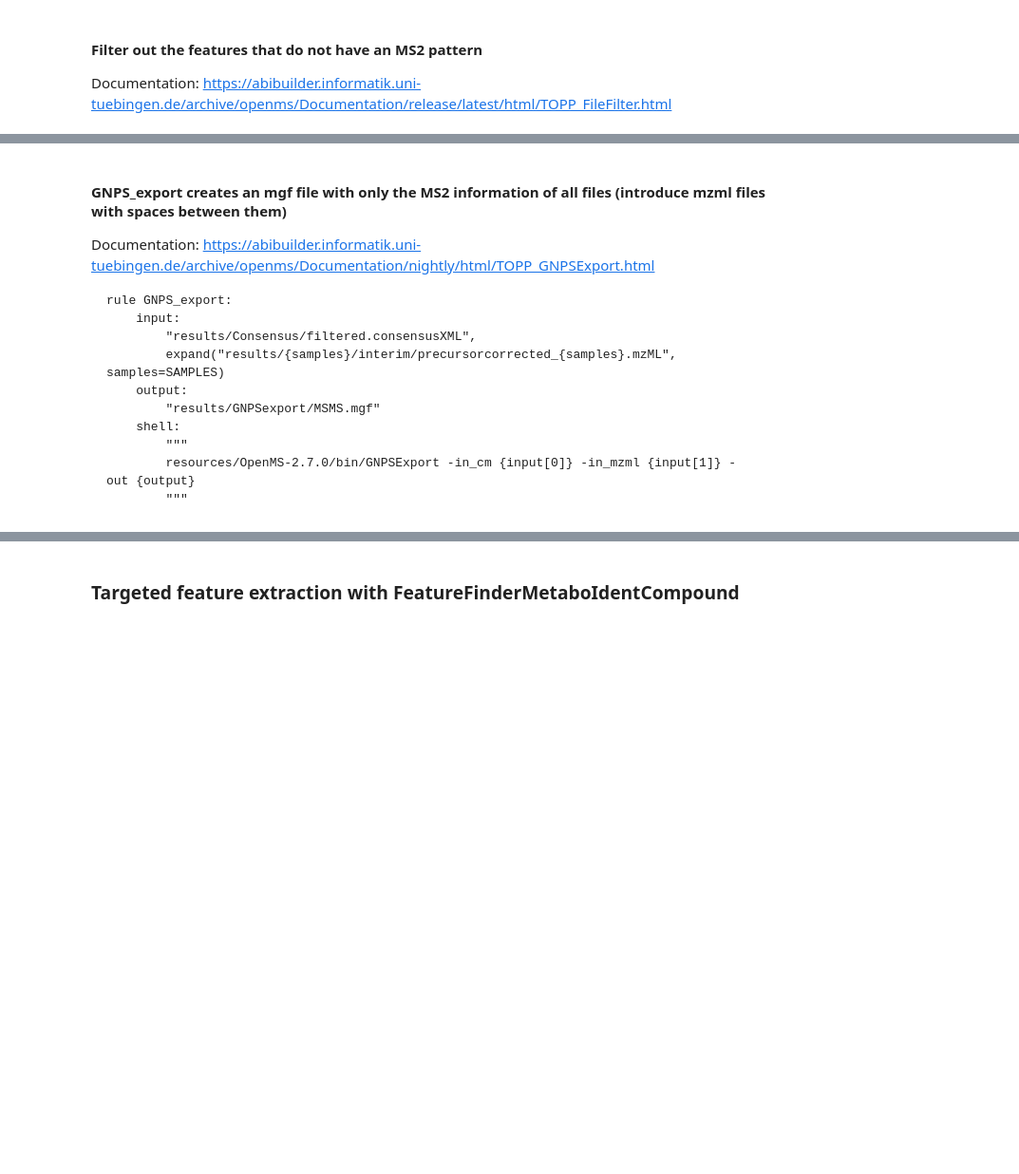
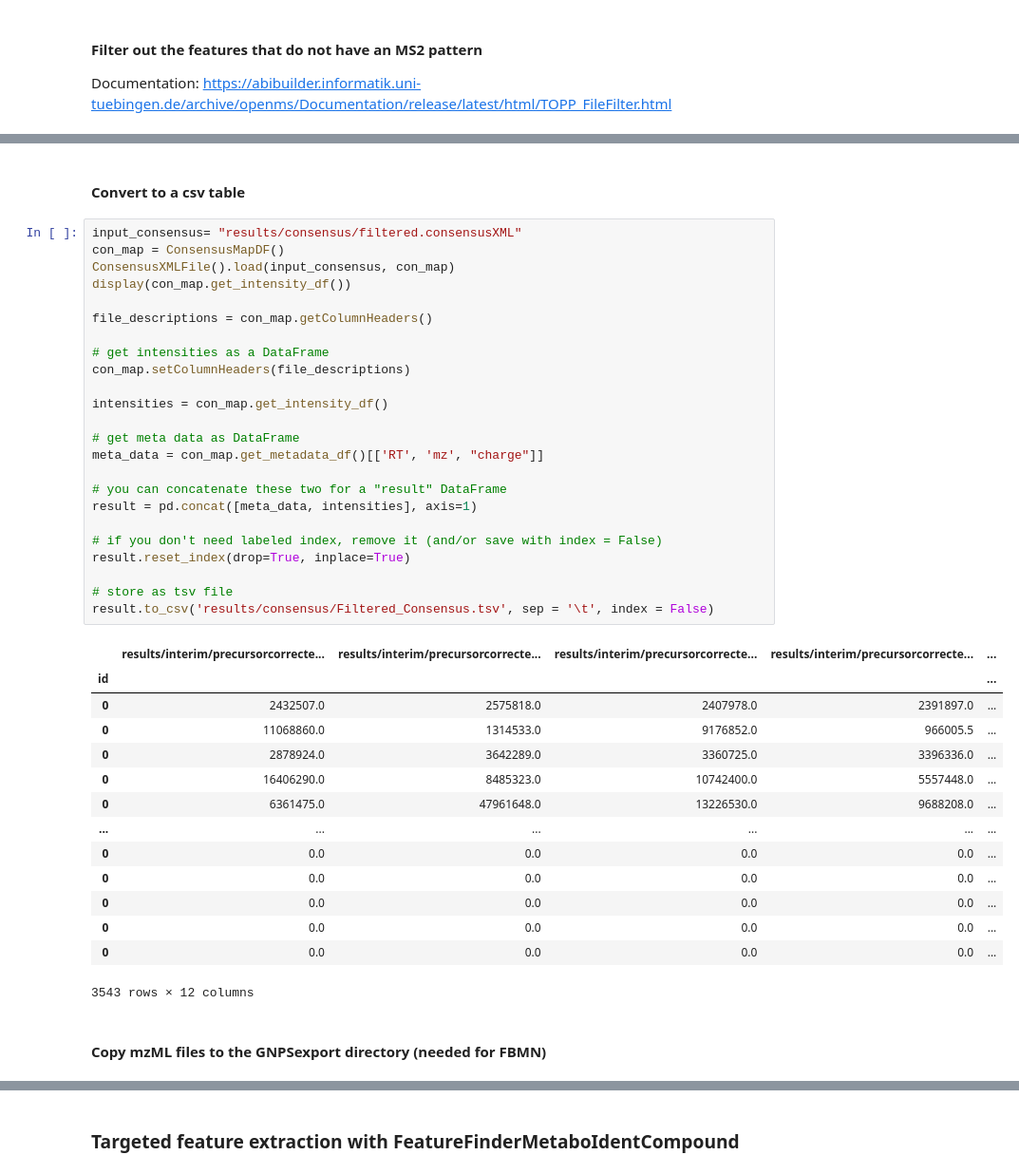
Before and after one commit to eeko-kon/pyOpenMS_UmetaFlow, a Jupyter notebook: OpenMS_workflow.ipynb, the cells around one changed output, grey strips where cells are left out. Shown at 95% size. Cells and saved outputs as stored; diff of their text form; blank space fills up the shorter version.

```diff
--- a/OpenMS_workflow.ipynb
+++ b/OpenMS_workflow.ipynb
@@ -1171,15 +962,43 @@ result.to_csv('results/consensus/Filtered_Consensus.tsv', sep = '\t', index = Fa
-# %% [markdown]
-
-#### GNPS_export creates an mgf file with only the MS2 information of all files (introduce mzml files with spaces between them)
-Documentation: https://abibuilder.informatik.uni-tuebingen.de/archive/openms/Documentation/nightly/html/TOPP_GNPSExport.html
-
-    rule GNPS_export:
-        input:
-            "results/Consensus/filtered.consensusXML",
-            expand("results/{samples}/interim/precursorcorrected_{samples}.mzML", samples=SAMPLES)
-        output:
-            "results/GNPSexport/MSMS.mgf"
-        shell:
-            """
-            resources/OpenMS-2.7.0/bin/GNPSExport -in_cm {input[0]} -in_mzml {input[1]} -out {output}
-            """
+# %% [markdown]
+#### Convert to a csv table
+# %%
+input_consensus= "results/consensus/filtered.consensusXML"
+con_map = ConsensusMapDF()
+ConsensusXMLFile().load(input_consensus, con_map)
+display(con_map.get_intensity_df())
+
+file_descriptions = con_map.getColumnHeaders()
+
+# get intensities as a DataFrame
+con_map.setColumnHeaders(file_descriptions)
+
+intensities = con_map.get_intensity_df()
+
+# get meta data as DataFrame
+meta_data = con_map.get_metadata_df()[['RT', 'mz', "charge"]]
+
+# you can concatenate these two for a "result" DataFrame
+result = pd.concat([meta_data, intensities], axis=1)
+
+# if you don't need labeled index, remove it (and/or save with index = False)
+result.reset_index(drop=True, inplace=True)
+
+# store as tsv file
+result.to_csv('results/consensus/Filtered_Consensus.tsv', sep = '\t', index = False)
+# %% [output]
+|  | results/interim/precursorcorrecte... | results/interim/precursorcorrecte... | results/interim/precursorcorrecte... | results/interim/precursorcorrecte... | ... |
+| id |  |  |  |  | ... |
+| 0 | 2432507.0 | 2575818.0 | 2407978.0 | 2391897.0 | ... |
+| 0 | 11068860.0 | 1314533.0 | 9176852.0 | 966005.5 | ... |
+| 0 | 2878924.0 | 3642289.0 | 3360725.0 | 3396336.0 | ... |
+| 0 | 16406290.0 | 8485323.0 | 10742400.0 | 5557448.0 | ... |
+| 0 | 6361475.0 | 47961648.0 | 13226530.0 | 9688208.0 | ... |
+| ... | ... | ... | ... | ... | ... |
+| 0 | 0.0 | 0.0 | 0.0 | 0.0 | ... |
+| 0 | 0.0 | 0.0 | 0.0 | 0.0 | ... |
+| 0 | 0.0 | 0.0 | 0.0 | 0.0 | ... |
+| 0 | 0.0 | 0.0 | 0.0 | 0.0 | ... |
+| 0 | 0.0 | 0.0 | 0.0 | 0.0 | ... |
+3543 rows × 12 columns
+# %% [markdown]
+#### Copy mzML files to the GNPSexport directory (needed for FBMN)
```
Also changed, not shown: parts of 31 cells of this notebook, 4 other files.
